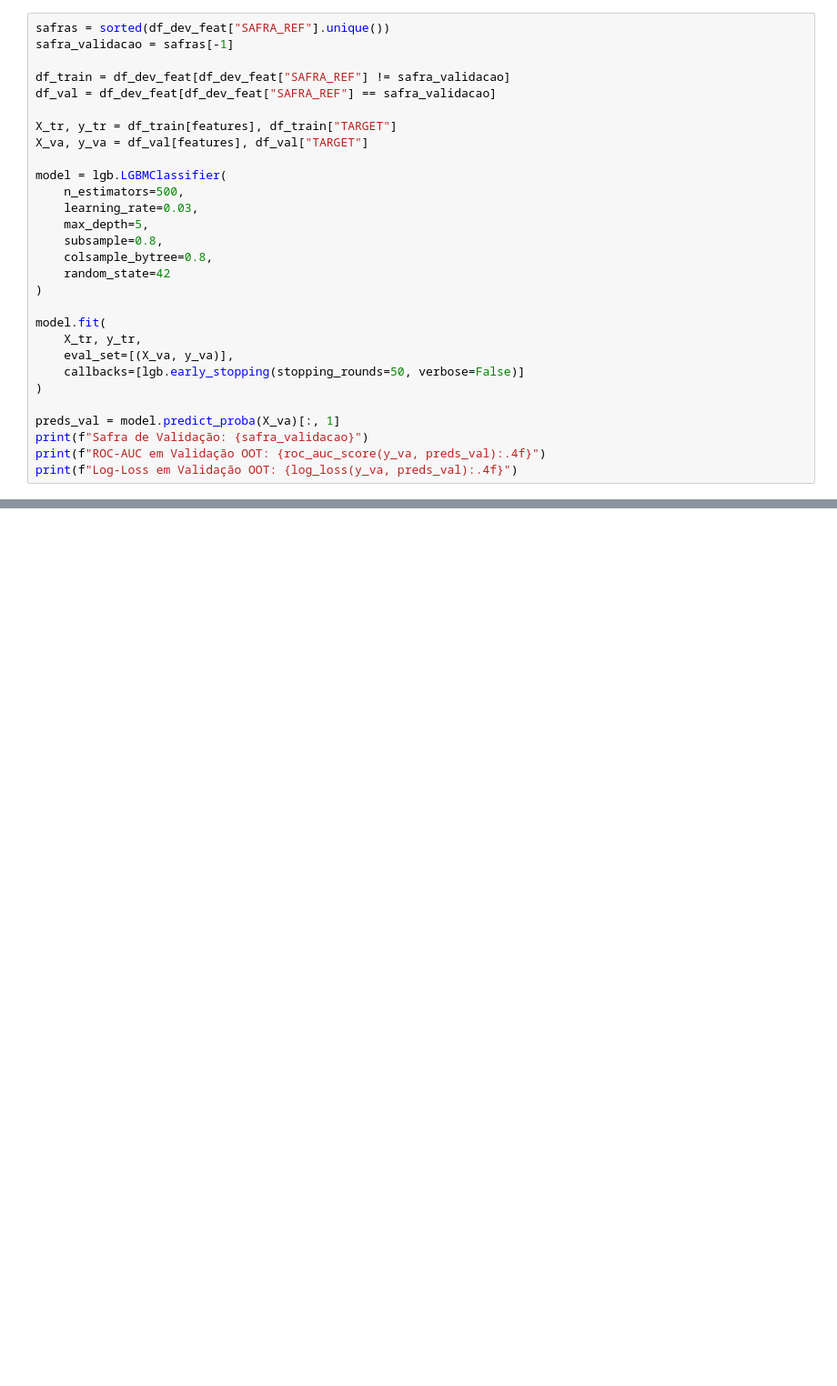
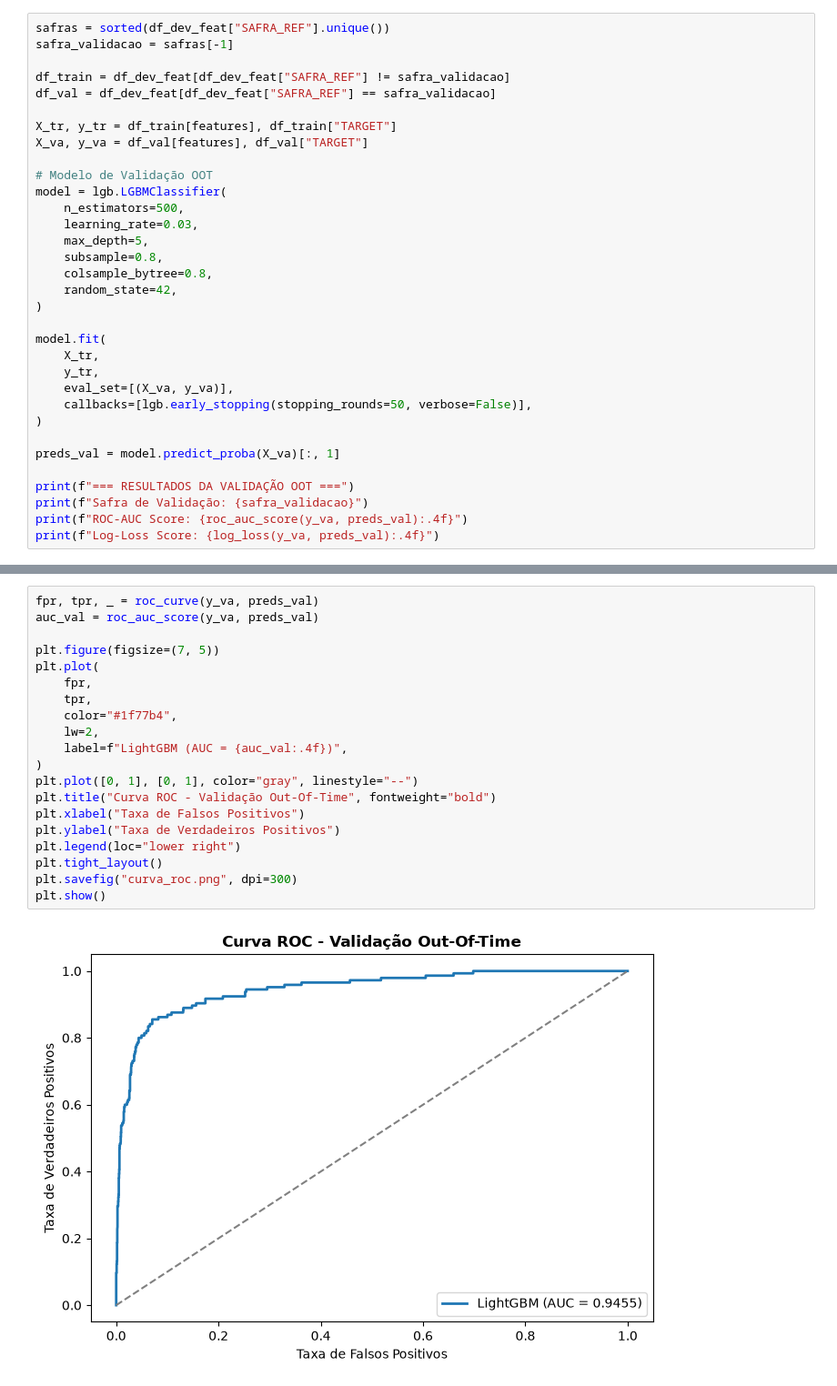
Before and after one commit to VilmarJNR/credit-risk-scoring-pipeline, a Jupyter notebook: notebooks/solucao_case.ipynb, the cells around one changed output, grey strips where cells are left out. Shown at 91% size. Cells and saved outputs as stored; diff of their text form; blank space fills up the shorter version.

```diff
--- a/notebooks/solucao_case.ipynb
+++ b/notebooks/solucao_case.ipynb
@@ -124,24 +160,28 @@ df_val = df_dev_feat[df_dev_feat["SAFRA_REF"] == safra_validacao]
 X_tr, y_tr = df_train[features], df_train["TARGET"]
 X_va, y_va = df_val[features], df_val["TARGET"]
 
+# Modelo de Validação OOT
 model = lgb.LGBMClassifier(
     n_estimators=500,
     learning_rate=0.03,
     max_depth=5,
     subsample=0.8,
     colsample_bytree=0.8,
-    random_state=42
+    random_state=42,
 )
 
 model.fit(
-    X_tr, y_tr,
+    X_tr,
+    y_tr,
     eval_set=[(X_va, y_va)],
-    callbacks=[lgb.early_stopping(stopping_rounds=50, verbose=False)]
+    callbacks=[lgb.early_stopping(stopping_rounds=50, verbose=False)],
 )
 
 preds_val = model.predict_proba(X_va)[:, 1]
+
+print(f"=== RESULTADOS DA VALIDAÇÃO OOT ===")
 print(f"Safra de Validação: {safra_validacao}")
-print(f"ROC-AUC em Validação OOT: {roc_auc_score(y_va, preds_val):.4f}")
-print(f"Log-Loss em Validação OOT: {log_loss(y_va, preds_val):.4f}")
+print(f"ROC-AUC Score: {roc_auc_score(y_va, preds_val):.4f}")
+print(f"Log-Loss Score: {log_loss(y_va, preds_val):.4f}")
 # %% [output]
 [LightGBM] [Info] Number of positive: 5291, number of negative: 69610
@@ -205,0 +280,22 @@ And if memory is not enough, you can set `force_col_wise=true`.
+# %%
+fpr, tpr, _ = roc_curve(y_va, preds_val)
+auc_val = roc_auc_score(y_va, preds_val)
+
+plt.figure(figsize=(7, 5))
+plt.plot(
+    fpr,
+    tpr,
+    color="#1f77b4",
+    lw=2,
+    label=f"LightGBM (AUC = {auc_val:.4f})",
+)
+plt.plot([0, 1], [0, 1], color="gray", linestyle="--")
+plt.title("Curva ROC - Validação Out-Of-Time", fontweight="bold")
+plt.xlabel("Taxa de Falsos Positivos")
+plt.ylabel("Taxa de Verdadeiros Positivos")
+plt.legend(loc="lower right")
+plt.tight_layout()
+plt.savefig("curva_roc.png", dpi=300)
+plt.show()
+# %% [output]
+[figure, added]
```
Also changed, not shown: parts of 20 cells of this notebook.
